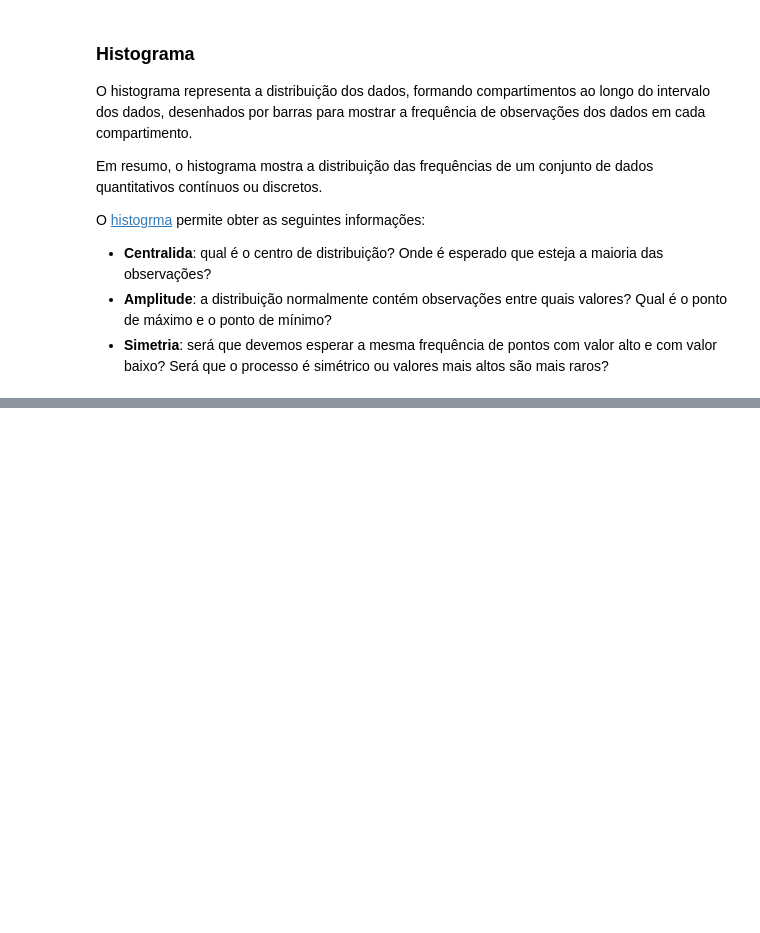
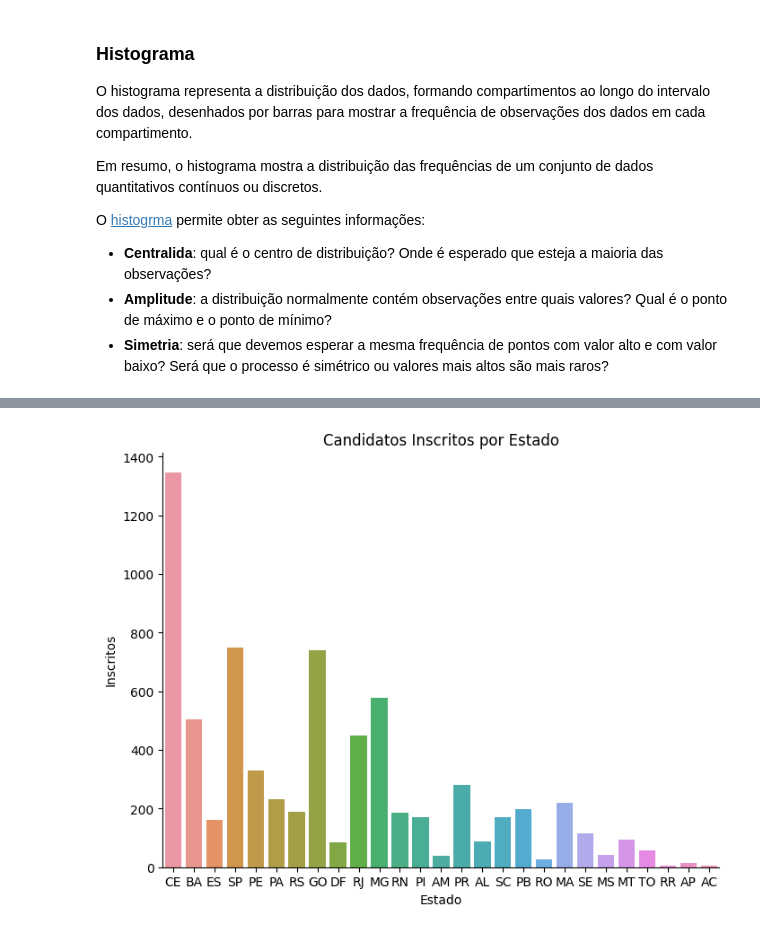
Before and after one commit to romulovieira777/Analise_Exploratoria_de_Dados_com_Python, a Jupyter notebook: Modulo_04_Visualizacao_Grafica_de_Dados/04_Visualizacao_Grafica_de_Dados.ipynb, the cells around one changed output, grey strips where cells are left out. Cells and saved outputs as stored; diff of their text form; code cells hidden in the pictures; blank space fills up the shorter version.

```diff
--- a/Modulo_04_Visualizacao_Grafica_de_Dados/04_Visualizacao_Grafica_de_Dados.ipynb
+++ b/Modulo_04_Visualizacao_Grafica_de_Dados/04_Visualizacao_Grafica_de_Dados.ipynb
@@ -2293,0 +2346,24 @@ Utiliza o plano cartesiano com os valores ou categorias da variável no eico X e
+# %%
+f, ax = plt.subplots(figsize=(8,6))
+sns.despine(f)
+
+sns.countplot(
+    data=enem_df,
+    x='SG_UF_ESC'
+)
+
+plt.title(
+    'Candidatos Inscritos por Estado'
+)
+
+plt.xlabel(
+    'Estado'
+)
+
+plt.ylabel(
+    'Inscritos'
+)
+
+plt.show()
+# %% [output]
+[figure, added]
```
Also changed, not shown: parts of 118 cells of this notebook.
